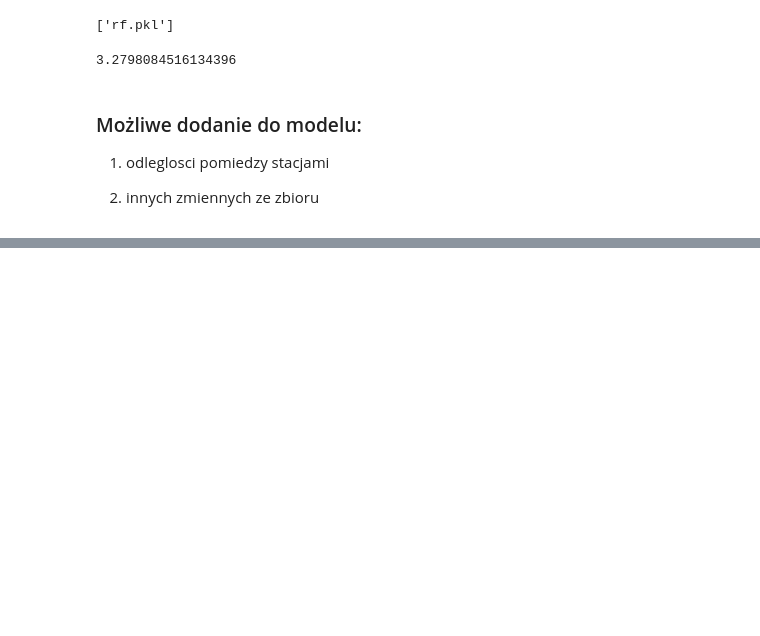
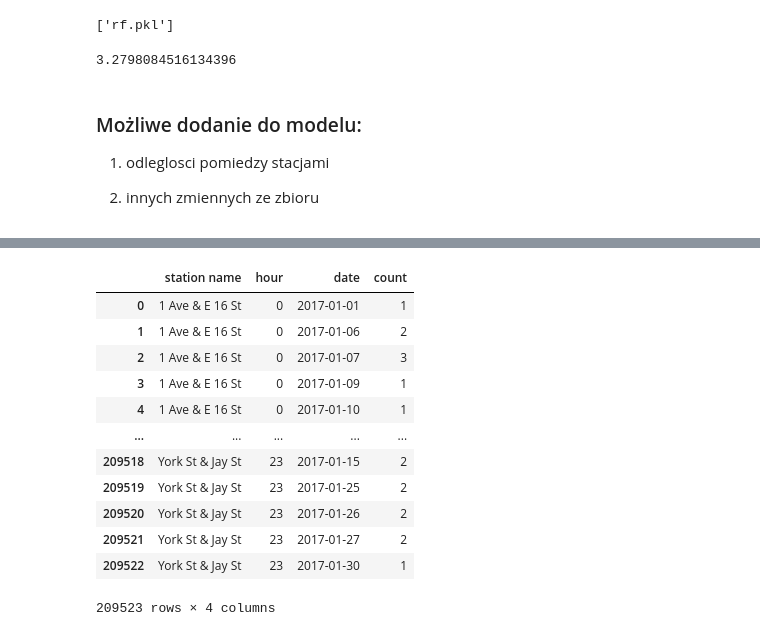
Before and after one commit to jakubkala/citibike-nyc, a Jupyter notebook: scripts/map_firstmodel.ipynb, the cells around one changed output, grey strips where cells are left out. Saved outputs shown, nothing was run; the diff lists cells and outputs as text; code cells hidden in the pictures; blank space fills up the shorter version.

```diff
--- a/scripts/map_firstmodel.ipynb
+++ b/scripts/map_firstmodel.ipynb
@@ -209,0 +217,21 @@ model = joblib.load("rf.pkl")
+# %%
+station_hour_count = station_counts['count'].groupby([station_counts['station name'],
+                              station_counts['hour'],station_counts['date']]
+                                                    ).sum().reset_index()
+
+
+station_hour_count
+# %% [output]
+|  | station name | hour | date | count |
+| 0 | 1 Ave & E 16 St | 0 | 2017-01-01 | 1 |
+| 1 | 1 Ave & E 16 St | 0 | 2017-01-06 | 2 |
+| 2 | 1 Ave & E 16 St | 0 | 2017-01-07 | 3 |
+| 3 | 1 Ave & E 16 St | 0 | 2017-01-09 | 1 |
+| 4 | 1 Ave & E 16 St | 0 | 2017-01-10 | 1 |
+| ... | ... | ... | ... | ... |
+| 209518 | York St & Jay St | 23 | 2017-01-15 | 2 |
+| 209519 | York St & Jay St | 23 | 2017-01-25 | 2 |
+| 209520 | York St & Jay St | 23 | 2017-01-26 | 2 |
+| 209521 | York St & Jay St | 23 | 2017-01-27 | 2 |
+| 209522 | York St & Jay St | 23 | 2017-01-30 | 1 |
+209523 rows × 4 columns
```
Also changed, not shown: parts of 3 cells of this notebook, 6 other files.
